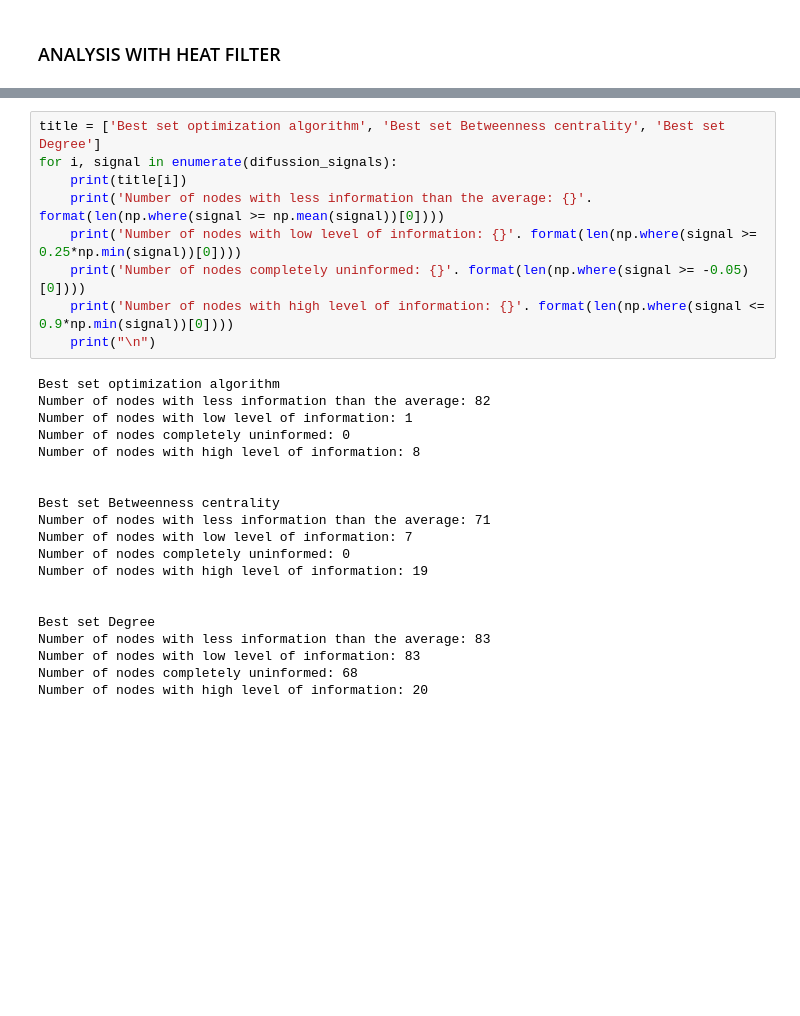
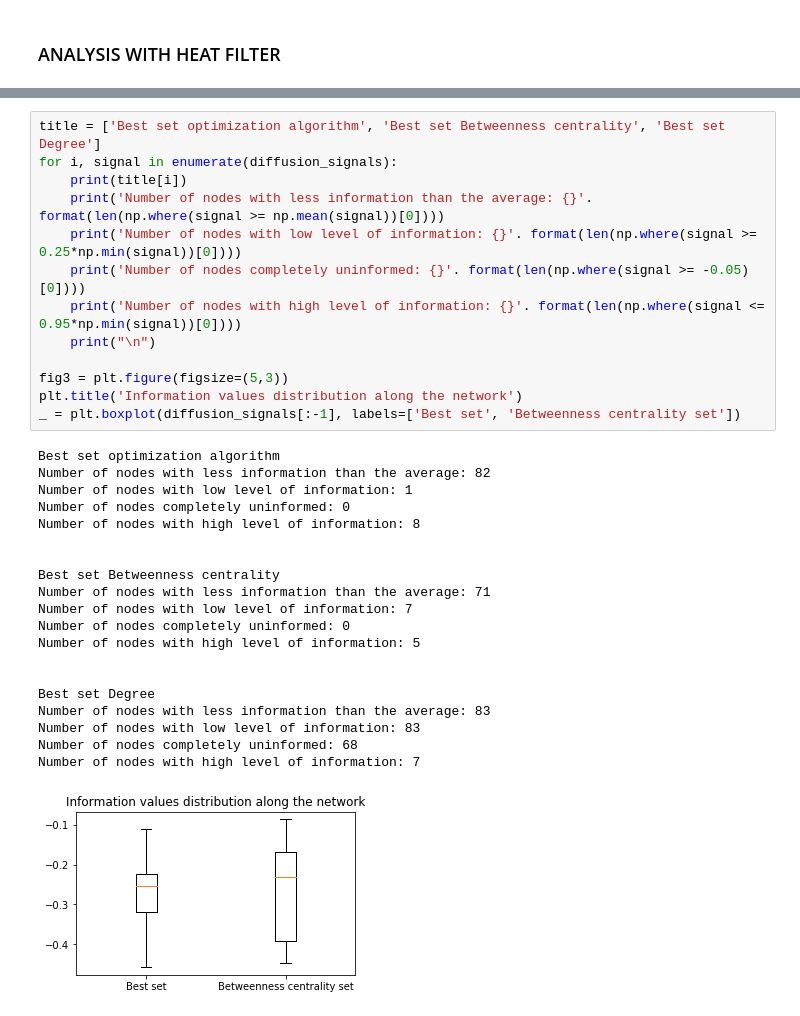
Before and after one commit to natbolon/terrorist_network_weaknesses, a Jupyter notebook: project/information_flow.ipynb, the cells around one changed output, grey strips where cells are left out. Drawn from its saved outputs; the diff is of its cells as text; blank space fills up the shorter version.

```diff
--- a/project/information_flow.ipynb
+++ b/project/information_flow.ipynb
@@ -483,32 +496,37 @@ for i in range(0, 2*len(difussion_signals), 2):
 # %%
 title = ['Best set optimization algorithm', 'Best set Betweenness centrality', 'Best set Degree']
-for i, signal in enumerate(difussion_signals):
+for i, signal in enumerate(diffusion_signals):
     print(title[i])
     print('Number of nodes with less information than the average: {}'. format(len(np.where(signal >= np.mean(signal))[0])))
     print('Number of nodes with low level of information: {}'. format(len(np.where(signal >= 0.25*np.min(signal))[0])))
     print('Number of nodes completely uninformed: {}'. format(len(np.where(signal >= -0.05)[0])))
-    print('Number of nodes with high level of information: {}'. format(len(np.where(signal <= 0.9*np.min(signal))[0])))
+    print('Number of nodes with high level of information: {}'. format(len(np.where(signal <= 0.95*np.min(signal))[0])))
     print("\n")
+
+fig3 = plt.figure(figsize=(5,3))
+plt.title('Information values distribution along the network')
+_ = plt.boxplot(diffusion_signals[:-1], labels=['Best set', 'Betweenness centrality set'])
 # %% [output]
 Best set optimization algorithm
 Number of nodes with less information than the average: 82
 Number of nodes with low level of information: 1
 Number of nodes completely uninformed: 0
 Number of nodes with high level of information: 8
 
 
 Best set Betweenness centrality
 Number of nodes with less information than the average: 71
 Number of nodes with low level of information: 7
 Number of nodes completely uninformed: 0
-Number of nodes with high level of information: 19
+Number of nodes with high level of information: 5
 
 
 Best set Degree
 Number of nodes with less information than the average: 83
 Number of nodes with low level of information: 83
 Number of nodes completely uninformed: 68
-Number of nodes with high level of information: 20
+Number of nodes with high level of information: 7
+[figure, added]
 # %% [markdown]
 ##### COMMENT ON THE RESULTS:
 
```
Also changed, not shown: parts of 10 cells of this notebook, 2 other files.
